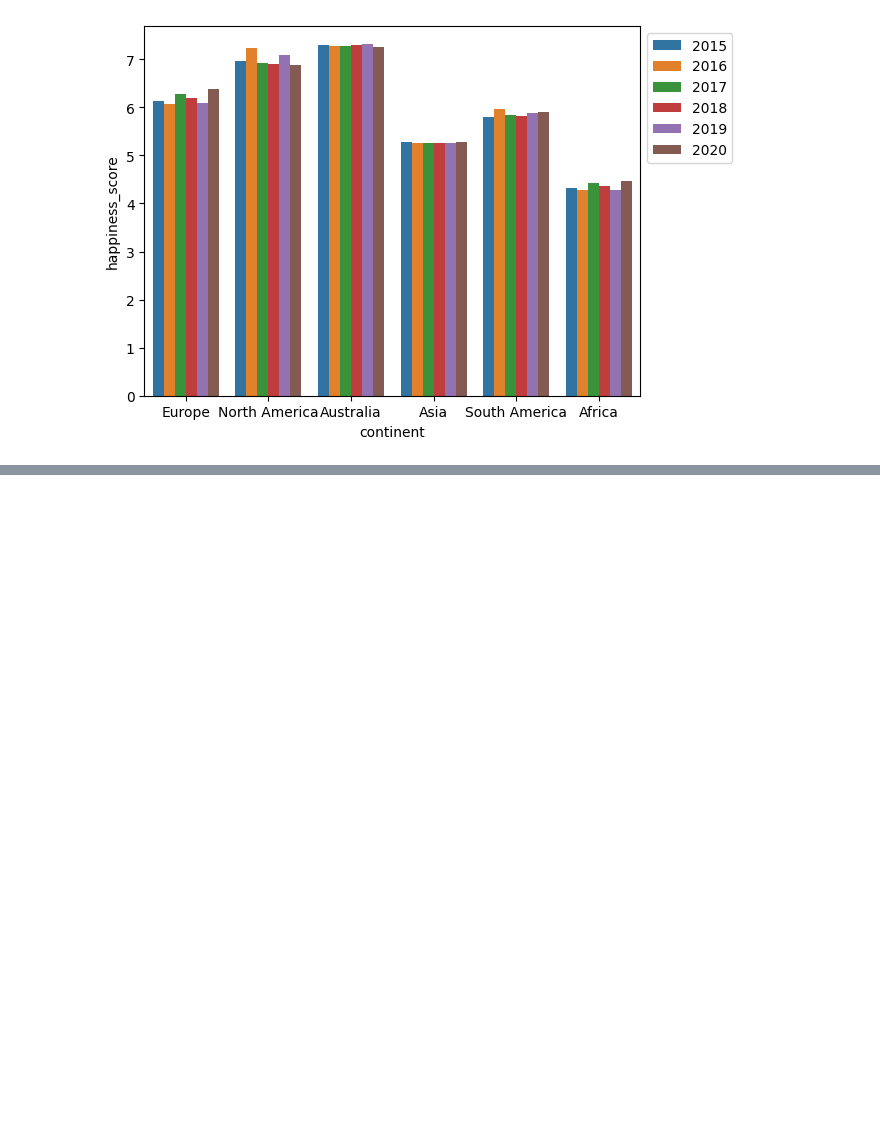
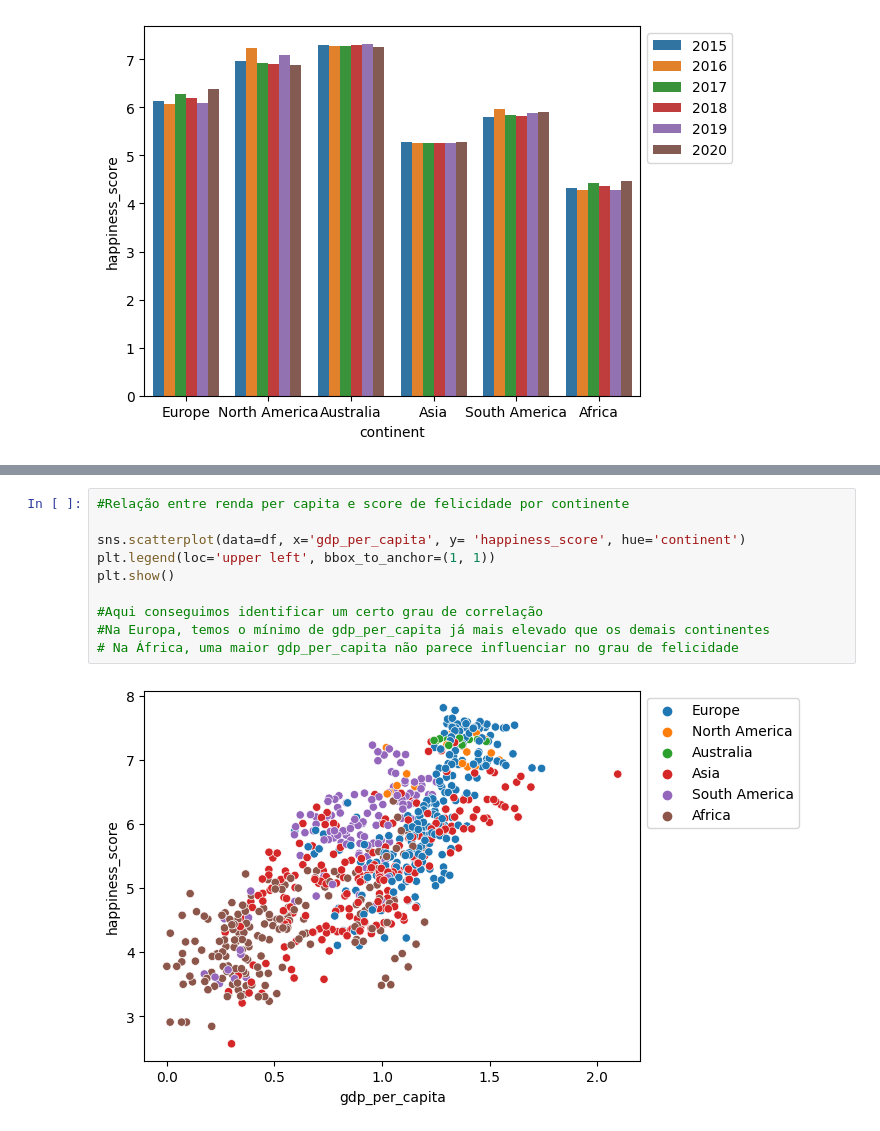
Before and after one commit to carolinagcosta/desafio_felicidade_corrupcao, a Jupyter notebook: Analise_dados.ipynb, the cells around one changed output, grey strips where cells are left out. Drawn from its saved outputs; the diff is of its cells as text; blank space fills up the shorter version.

```diff
--- a/Analise_dados.ipynb
+++ b/Analise_dados.ipynb
@@ -107,0 +118,12 @@ plt.show()
+# %%
+#Relação entre renda per capita e score de felicidade por continente
+
+sns.scatterplot(data=df, x='gdp_per_capita', y= 'happiness_score', hue='continent')
+plt.legend(loc='upper left', bbox_to_anchor=(1, 1))
+plt.show()
+
+#Aqui conseguimos identificar um certo grau de correlação
+#Na Europa, temos o mínimo de gdp_per_capita já mais elevado que os demais continentes
+# Na África, uma maior gdp_per_capita não parece influenciar no grau de felicidade
+# %% [output]
+[figure, added]
```
Also changed, not shown: parts of 6 cells of this notebook.
